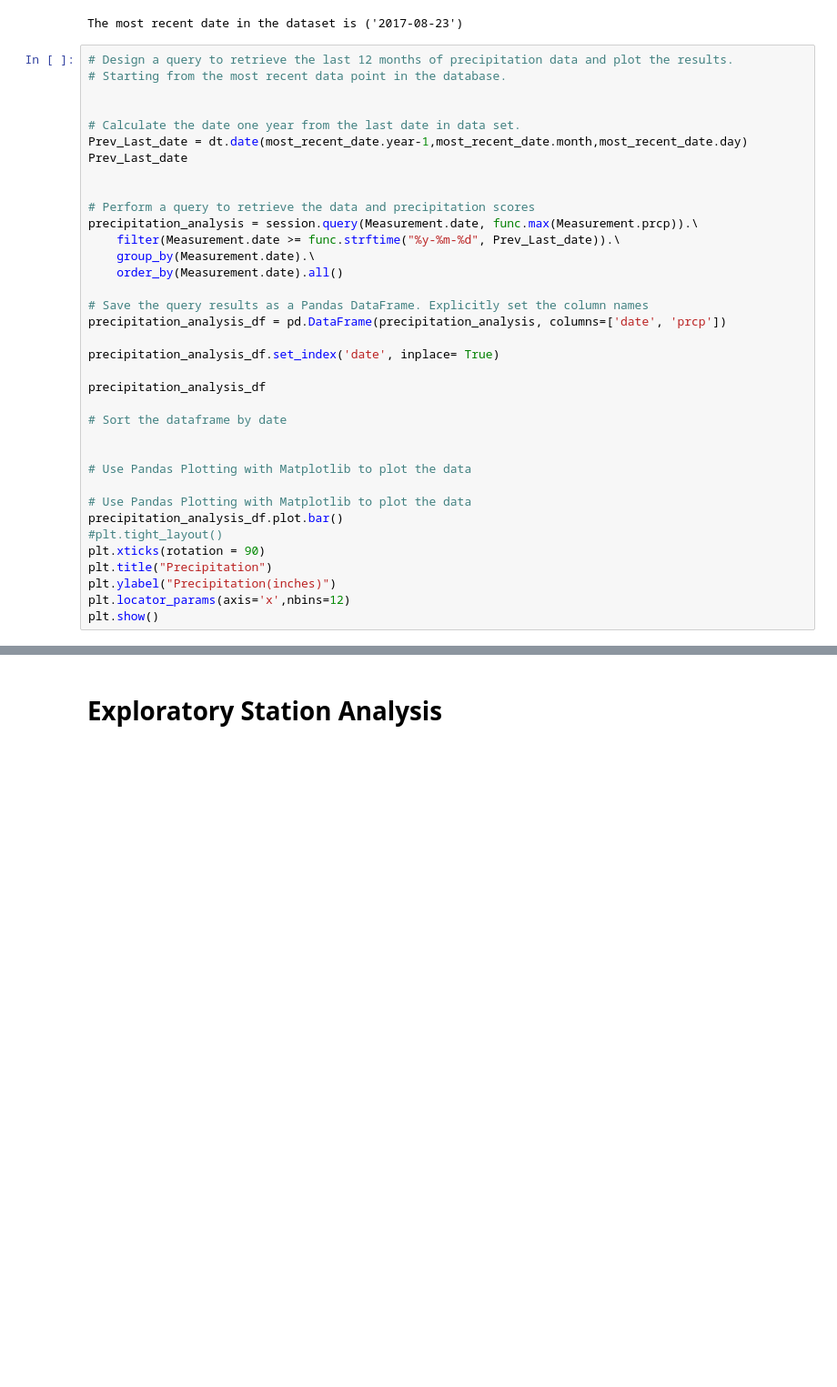
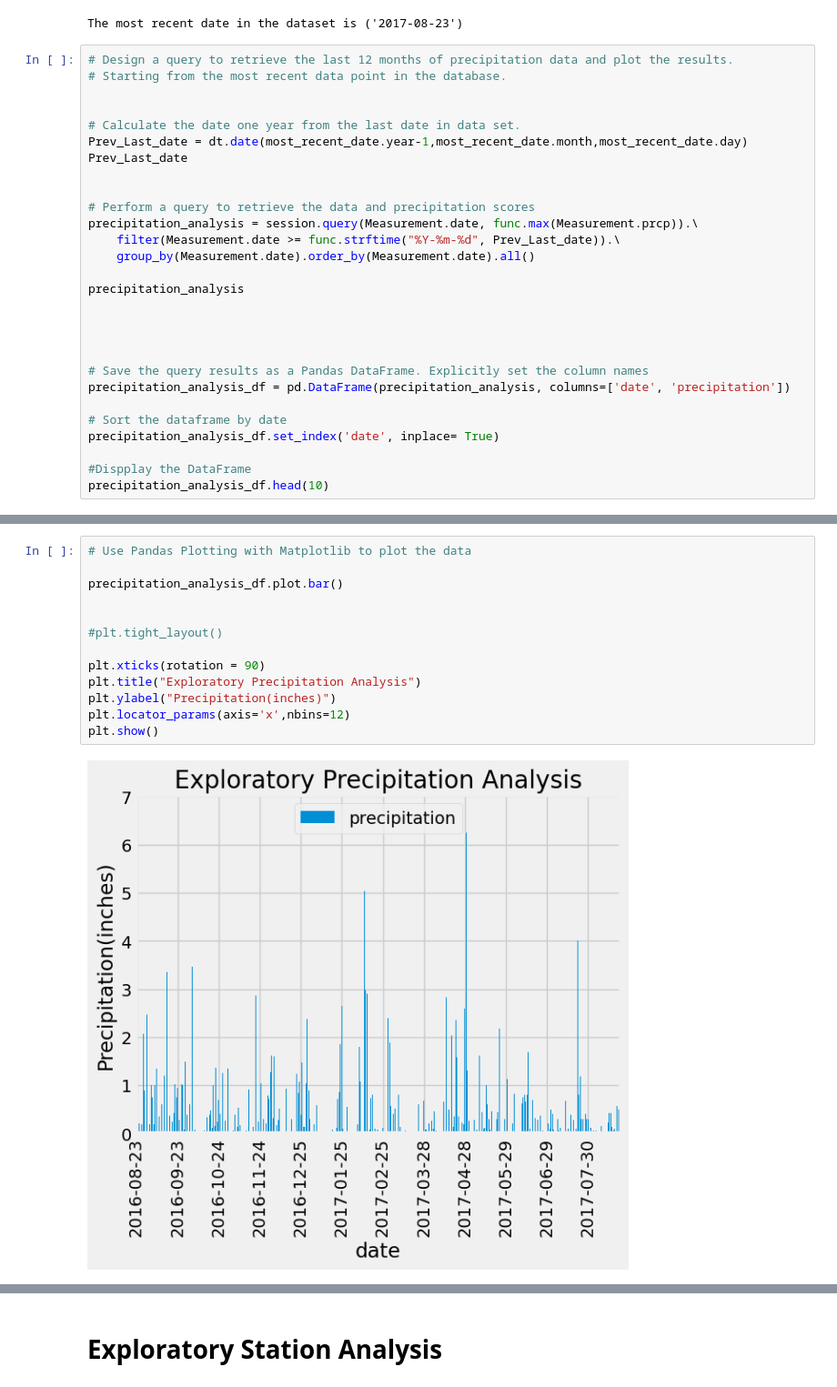
Before and after one commit to mairasyed/sqlAlchemy-challenge, a Jupyter notebook: SurfsUp/climate_analysis.ipynb, the cells around one changed output, grey strips where cells are left out. Shown at 91% size. Saved outputs shown, nothing was run; the diff lists cells and outputs as text; blank space fills up the shorter version.

Commit message:
Exploratory Analysis & Data Visualization
Performed exploratory analysis on Station & Measurement tables, designed bar plot and histogram.

```diff
--- a/SurfsUp/climate_analysis.ipynb
+++ b/SurfsUp/climate_analysis.ipynb
@@ -156,28 +156,20 @@ Prev_Last_date
 
 # Perform a query to retrieve the data and precipitation scores
 precipitation_analysis = session.query(Measurement.date, func.max(Measurement.prcp)).\
-    filter(Measurement.date >= func.strftime("%y-%m-%d", Prev_Last_date)).\
-    group_by(Measurement.date).\
-    order_by(Measurement.date).all()
+    filter(Measurement.date >= func.strftime("%Y-%m-%d", Prev_Last_date)).\
+    group_by(Measurement.date).order_by(Measurement.date).all()
+
+precipitation_analysis
+
+
+
 
 # Save the query results as a Pandas DataFrame. Explicitly set the column names
-precipitation_analysis_df = pd.DataFrame(precipitation_analysis, columns=['date', 'prcp'])
+precipitation_analysis_df = pd.DataFrame(precipitation_analysis, columns=['date', 'precipitation'])
 
+# Sort the dataframe by date
 precipitation_analysis_df.set_index('date', inplace= True)
 
-precipitation_analysis_df
-
-# Sort the dataframe by date
-
-
-# Use Pandas Plotting with Matplotlib to plot the data
-
-# Use Pandas Plotting with Matplotlib to plot the data
-precipitation_analysis_df.plot.bar()
-#plt.tight_layout()
-plt.xticks(rotation = 90)
-plt.title("Precipitation")
-plt.ylabel("Precipitation(inches)")
-plt.locator_params(axis='x',nbins=12)
-plt.show()
+#Dispplay the DataFrame
+precipitation_analysis_df.head(10)
 # %% [output]
@@ -186,0 +188,15 @@ precipitation_analysis_df
+# %%
+# Use Pandas Plotting with Matplotlib to plot the data
+
+precipitation_analysis_df.plot.bar()
+
+
+#plt.tight_layout()
+
+plt.xticks(rotation = 90)
+plt.title("Exploratory Precipitation Analysis")
+plt.ylabel("Precipitation(inches)")
+plt.locator_params(axis='x',nbins=12)
+plt.show()
+# %% [output]
+[figure, added]
```
Also changed, not shown: parts of 9 cells of this notebook, 1 other file.
